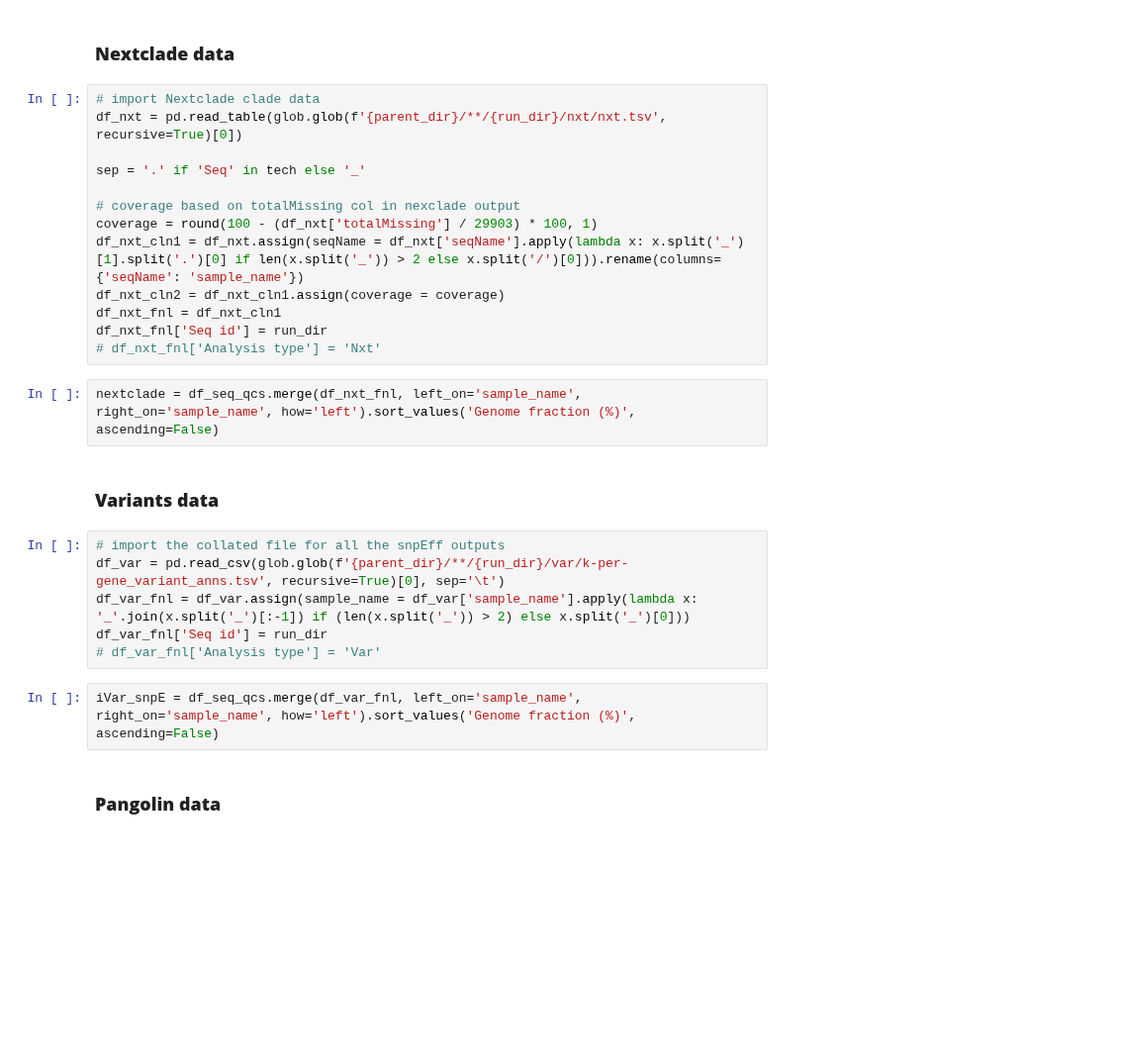
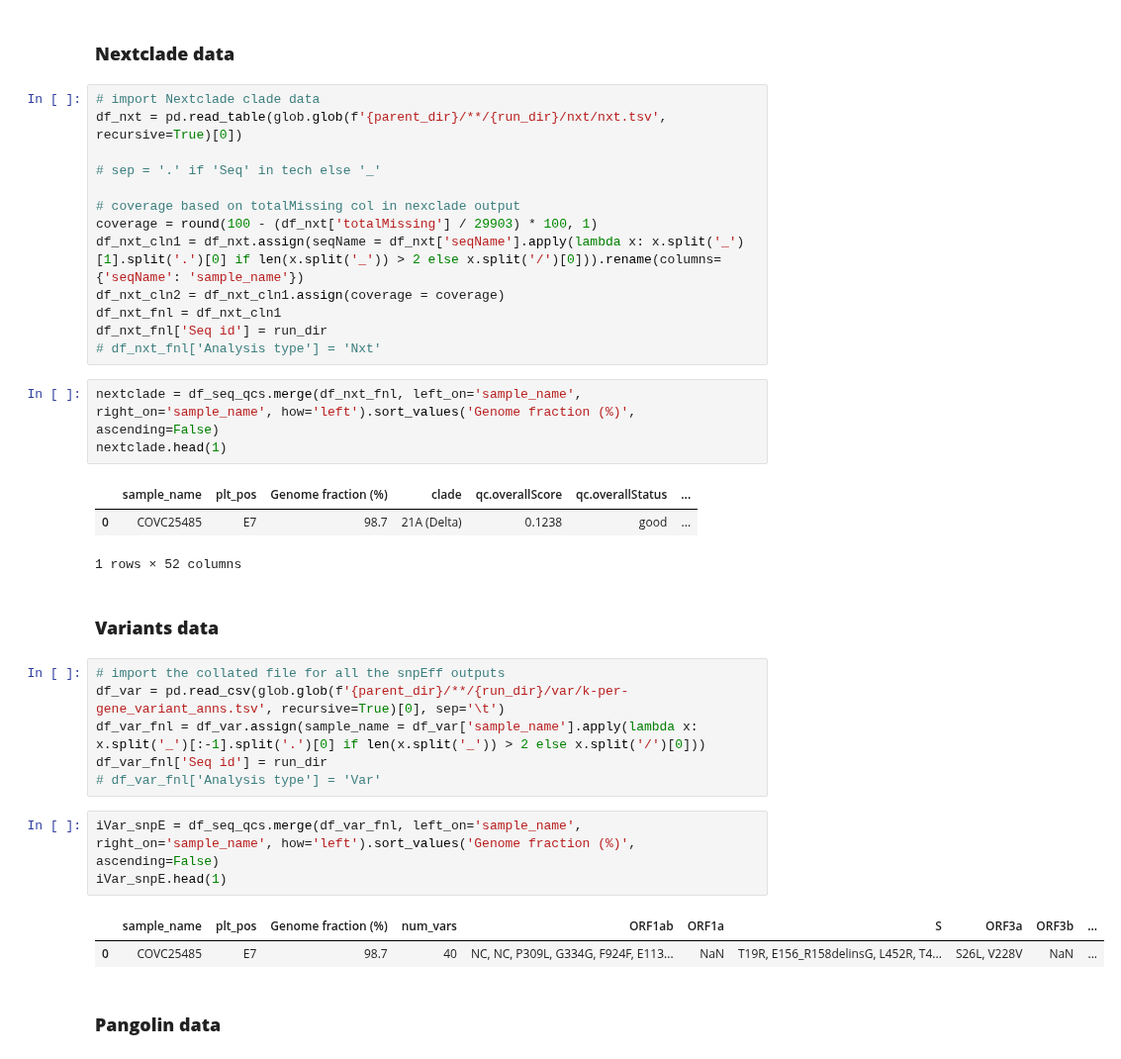
Before and after one commit to ousodaniel/SARS-CoV-2-Data-Workflows, a Jupyter notebook: aggregate-analysis-reports-nf-viralrecon.ipynb, the cells around one changed output. Shown at 99% size. Drawn from its saved outputs; the diff is of its cells as text; blank space fills up the shorter version.

```diff
--- a/aggregate-analysis-reports-nf-viralrecon.ipynb
+++ b/aggregate-analysis-reports-nf-viralrecon.ipynb
@@ -221,7 +211,7 @@ qcStat.head(1)
 # import Nextclade clade data
 df_nxt = pd.read_table(glob.glob(f'{parent_dir}/**/{run_dir}/nxt/nxt.tsv', recursive=True)[0])
 
-sep = '.' if 'Seq' in tech else '_'
+# sep = '.' if 'Seq' in tech else '_'
 
 # coverage based on totalMissing col in nexclade output
 coverage = round(100 - (df_nxt['totalMissing'] / 29903) * 100, 1)
@@ -232,16 +222,25 @@ df_nxt_fnl['Seq id'] = run_dir
 # df_nxt_fnl['Analysis type'] = 'Nxt'
 # %%
 nextclade = df_seq_qcs.merge(df_nxt_fnl, left_on='sample_name', right_on='sample_name', how='left').sort_values('Genome fraction (%)', ascending=False)
+nextclade.head(1)
+# %% [output]
+|  | sample_name | plt_pos | Genome fraction (%) | clade | qc.overallScore | qc.overallStatus | ... |
+| 0 | COVC25485 | E7 | 98.7 | 21A (Delta) | 0.1238 | good | ... |
+1 rows × 52 columns
 # %% [markdown]
 ### **Variants data**
 # %%
 # import the collated file for all the snpEff outputs
 df_var = pd.read_csv(glob.glob(f'{parent_dir}/**/{run_dir}/var/k-per-gene_variant_anns.tsv', recursive=True)[0], sep='\t')
-df_var_fnl = df_var.assign(sample_name = df_var['sample_name'].apply(lambda x: '_'.join(x.split('_')[:-1]) if (len(x.split('_')) > 2) else x.split('_')[0]))
+df_var_fnl = df_var.assign(sample_name = df_var['sample_name'].apply(lambda x: x.split('_')[:-1].split('.')[0] if len(x.split('_')) > 2 else x.split('/')[0]))
 df_var_fnl['Seq id'] = run_dir
 # df_var_fnl['Analysis type'] = 'Var'
 # %%
 iVar_snpE = df_seq_qcs.merge(df_var_fnl, left_on='sample_name', right_on='sample_name', how='left').sort_values('Genome fraction (%)', ascending=False)
+iVar_snpE.head(1)
+# %% [output]
+|  | sample_name | plt_pos | Genome fraction (%) | num_vars | ORF1ab | ORF1a | S | ORF3a | ORF3b | ... |
+| 0 | COVC25485 | E7 | 98.7 | 40 | NC, NC, P309L, G334G, F924F, E113... | NaN | T19R, E156_R158delinsG, L452R, T4... | S26L, V228V | NaN | ... |
 # %% [markdown]
 ### **Pangolin data**
 # %%
```
Also changed, not shown: parts of 11 cells of this notebook.
